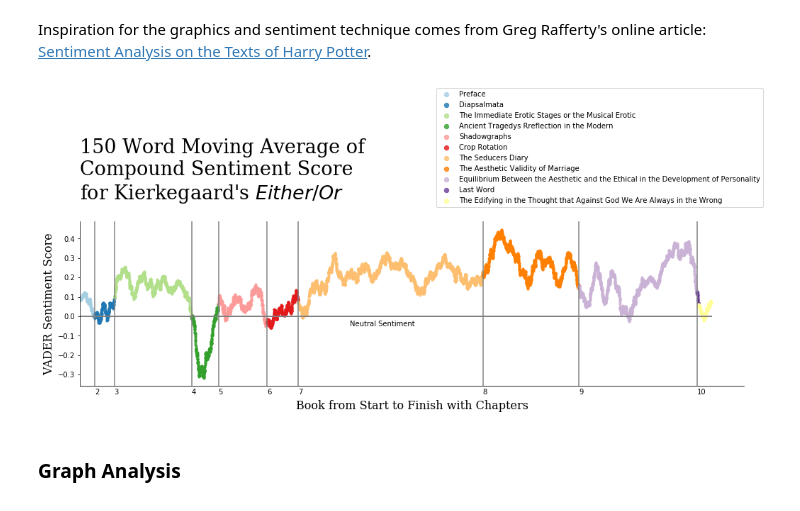
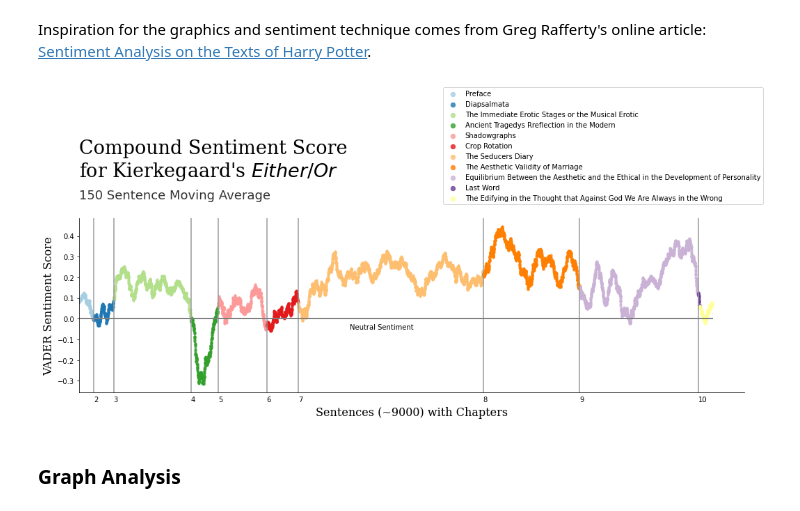
Before and after one commit to paulmtree/Philosophy_Analysis, a Jupyter notebook: Preliminary Sentiment Analysis.ipynb, the cells around one changed output. Saved outputs shown, nothing was run; the diff lists cells and outputs as text; code cells hidden in the pictures.

Commit message:
updated graph title

```diff
--- a/Preliminary Sentiment Analysis.ipynb
+++ b/Preliminary Sentiment Analysis.ipynb
@@ -332,39 +403,40 @@ import seaborn as sns
 #Calculate moving average for compound score, then graph it using lmplot
 y = sent_df['compound']
 sent_df['moving_avg_comp'] = moving_average(y, 150)
-
 font = {'family': 'serif',
         "weight": 'normal',
         'size': 27,}
 
 sns.lmplot(y='moving_avg_comp', x='index', data=sent_df,
            hue='chapter_text', fit_reg=False,
            height=4, aspect=3.5, legend=False, palette='Paired',
            scatter_kws={"s": 10})
 
 #Add vertical lines
 chapter_places = sent_df['chapter'].diff()[lambda x: x != 0].index.tolist()
 
 for i in range(1,len(chapter_places)-1,1):
-    plt.axvline(x=chapter_places[i], color="gray")
+    plt.axvline(x=chapter_places[i], color="#999")
     plt.text(chapter_places[i],-.4, i+1)
 
 #Graph formatting
 plt.xlim(0)
 plt.text(4000,-.05, "Neutral Sentiment")
 plt.legend(bbox_to_anchor=(1.05, 1), loc=4, borderaxespad=2, markerscale=2.0)
 plt.plot([1,9370], [0,0], linewidth=2, color = "gray")
-plt.title("150 Word Moving Average of \nCompound Sentiment Score \nfor Kierkegaard's $\it{Either/Or}$",
-          loc='left', pad = 30, fontdict = font)
+plt.title("Compound Sentiment Score \nfor Kierkegaard's $\it{Either/Or}$",
+          loc='left', pad = 60, fontdict = font)
+plt.text(0, .58, "150 Sentence Moving Average", fontdict={'size': 18,
+                                                         'color': '#333'})
 font = {'family': 'serif',
         "weight": 'normal',
         'size': 16,}
-plt.xlabel("Book from Start to Finish with Chapters", fontdict = font, labelpad = 20)
+plt.xlabel("Sentences (~9000) with Chapters", fontdict = font, labelpad = 20)
 plt.ylabel("VADER Sentiment Score", fontdict = font)
 plt.xticks([])
 plt.show()
 # %% [output]
-[figure, old version]
+[figure, new version]
 # %% [markdown]
 ### Graph Analysis
 # %% [markdown]
```
Also changed, not shown: parts of 5 cells of this notebook, 3 other files.
